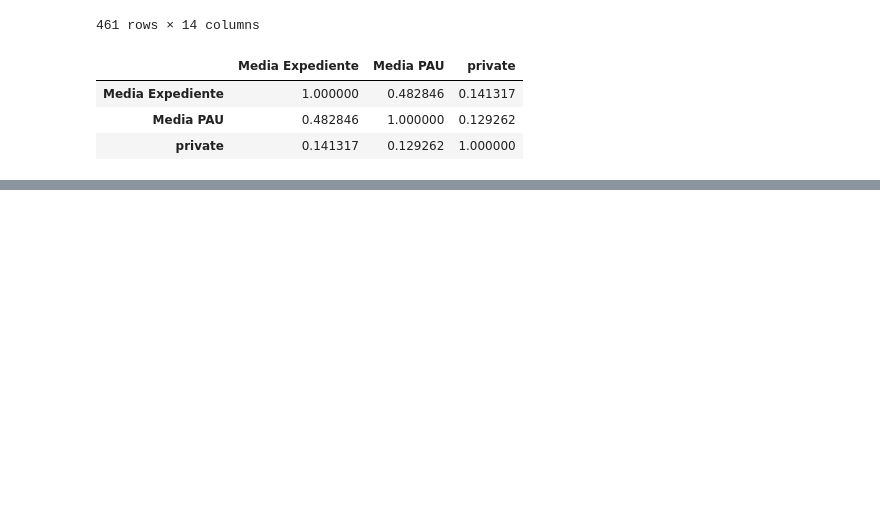
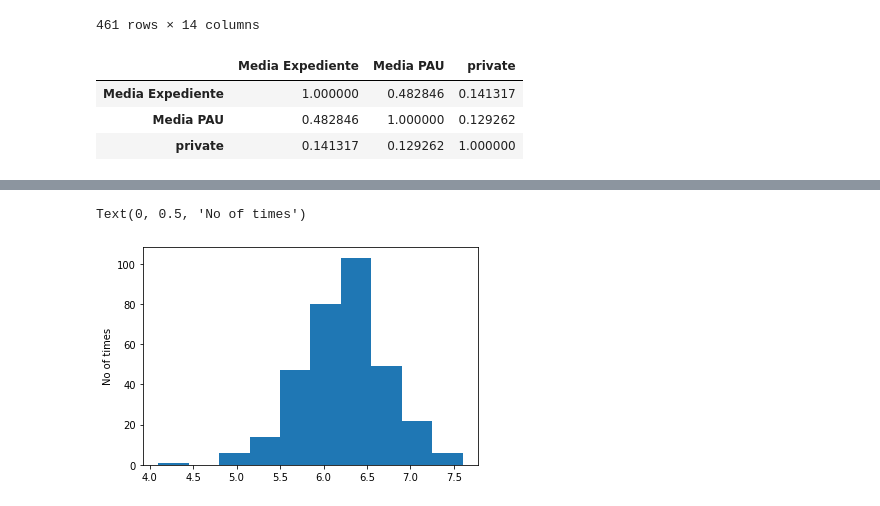
Before and after one commit to Domyy95/CDA, a Jupyter notebook: Correlation with private schools.ipynb, the cells around one changed output, grey strips where cells are left out. Drawn from its saved outputs; the diff is of its cells as text; code cells hidden in the pictures; blank space fills up the shorter version.

```diff
--- a/Correlation with private schools.ipynb
+++ b/Correlation with private schools.ipynb
@@ -28,0 +54,6 @@ data[['Media Expediente','Media PAU','private']].corr(method ='pearson')
+# %%
+plt.hist(public_schools_grades_pau, bins=10)
+plt.ylabel('No of times')
+# %% [output]
+Text(0, 0.5, 'No of times')
+[figure, added]
```
Also changed, not shown: parts of 5 cells of this notebook.
